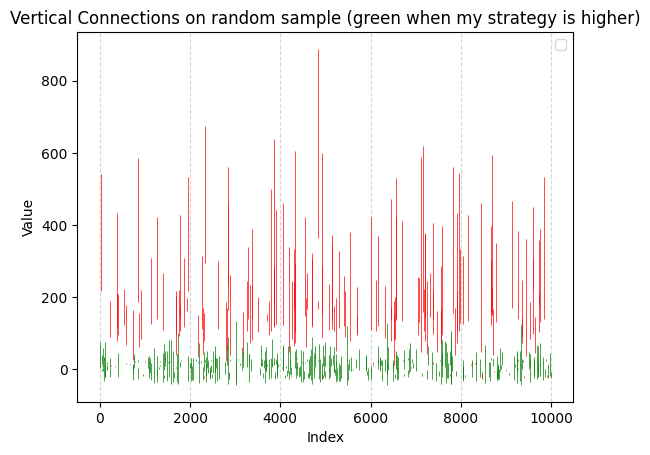
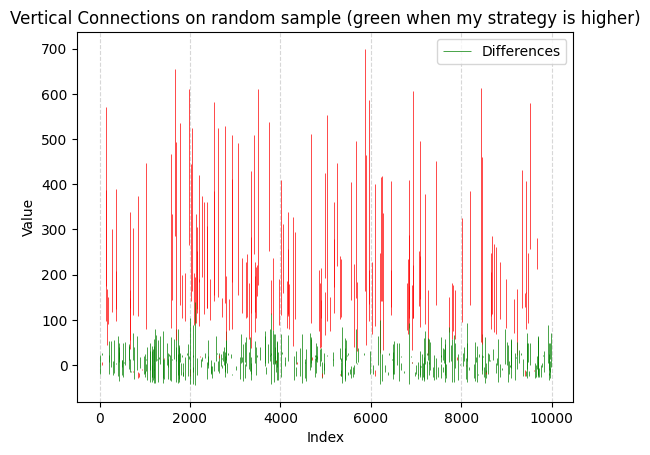
Code edit (unified diff) that turned the first committed figure into the second:
--- before
+++ after
@@ -2,5 +2,5 @@
 sample = np.random.choice(X, size=500, replace=False)
 colors = np.where(My_strat[sample] >= Original_Strat[sample], "green", "red")
-plt.vlines(sample, ymin=Original_Strat[sample], ymax=My_strat[sample], colors=colors, linewidth=0.5, zorder=2)
+plt.vlines(sample, ymin=Original_Strat[sample], ymax=My_strat[sample], colors=colors, linewidth=0.5, zorder=2,label="Differences")
 plt.xlabel("Index")
 plt.ylabel("Value")

Commit: Did some debugging and imporved model